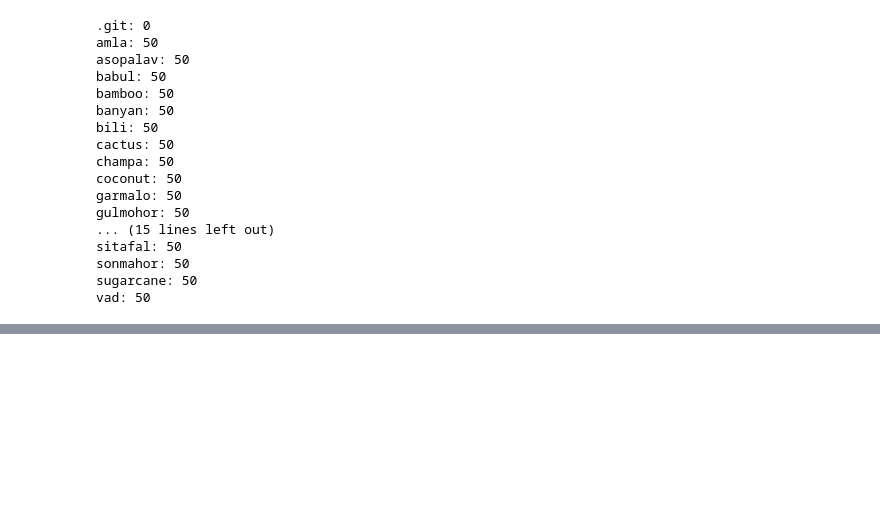
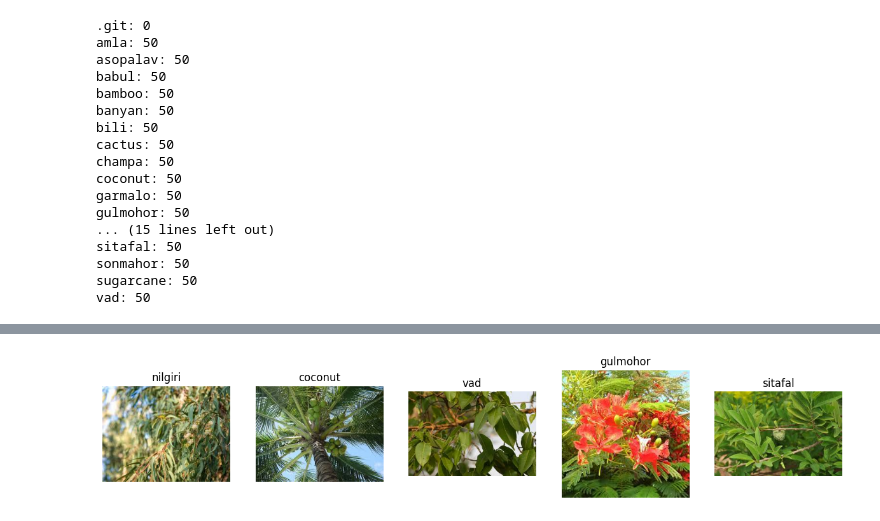
Before and after one commit to Im-LAKSH/TreeSpecies, a Jupyter notebook: TreeSpecies.ipynb, the cells around one changed output, grey strips where cells are left out. Cells and saved outputs as stored; diff of their text form; code cells hidden in the pictures; blank space fills up the shorter version.

```diff
--- a/TreeSpecies.ipynb
+++ b/TreeSpecies.ipynb
@@ -59,0 +70,5 @@ plt.show()
+# %%
+import os
+
+repo_path = "TreeSpecies/Tree_Species_Dataset"
+print("Contents:", os.listdir(repo_path))
@@ -59,0 +77,3 @@ plt.show()
+# %%
+class_dirs = os.listdir(repo_path)
+print(f"Number of classes: {len(class_dirs)}")
@@ -59,0 +113,18 @@ plt.show()
+# %%
+import matplotlib.pyplot as plt
+from PIL import Image
+
+def show_sample_images(repo_path, class_dirs, n=5):
+    plt.figure(figsize=(15, 10))
+    for i, class_dir in enumerate(class_dirs[:n]):
+        img_path = os.path.join(repo_path, class_dir, os.listdir(os.path.join(repo_path, class_dir))[0])
+        img = Image.open(img_path)
+        plt.subplot(1, n, i+1)
+        plt.imshow(img)
+        plt.title(class_dir)
+        plt.axis('off')
+    plt.show()
+
+show_sample_images(repo_path, class_dirs)
+# %% [output]
+[figure, added]
```
Also changed, not shown: parts of 24 cells of this notebook.
